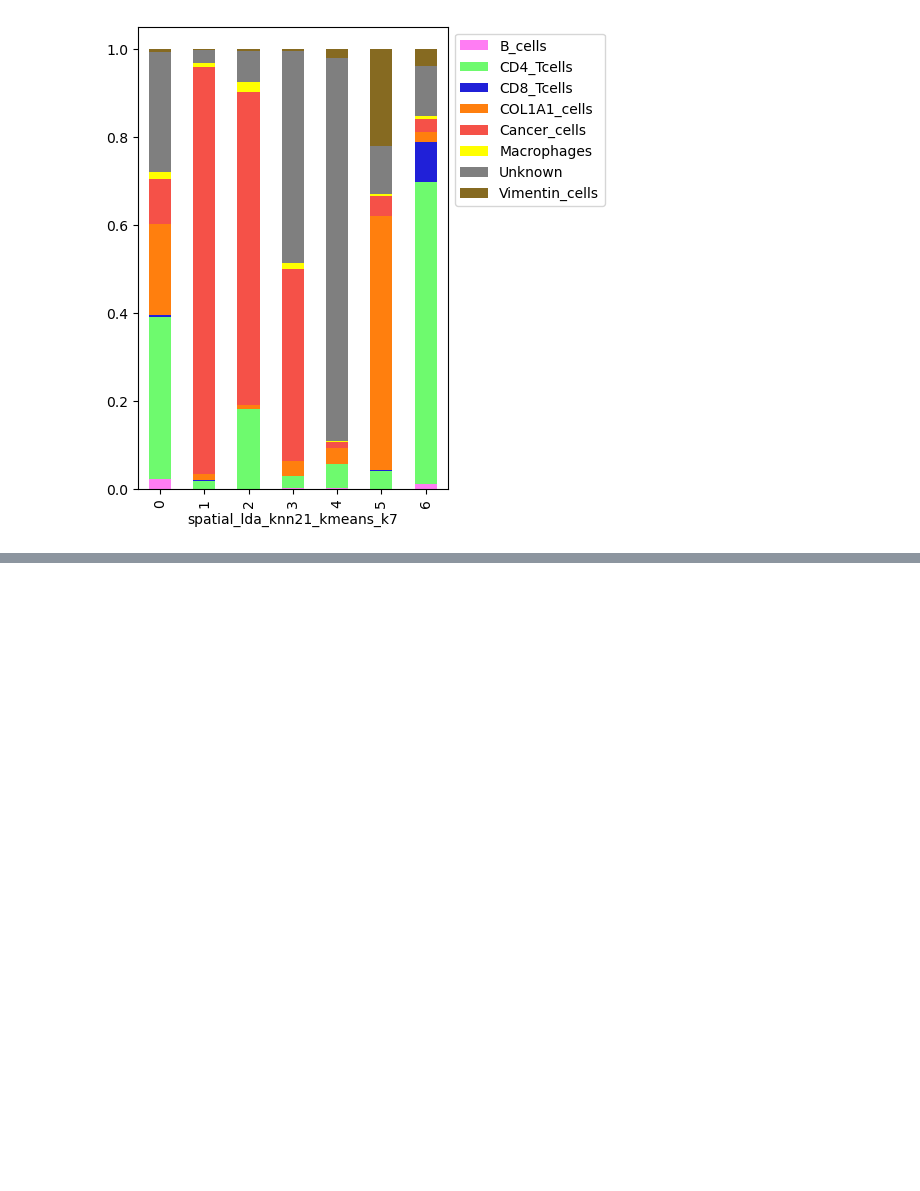
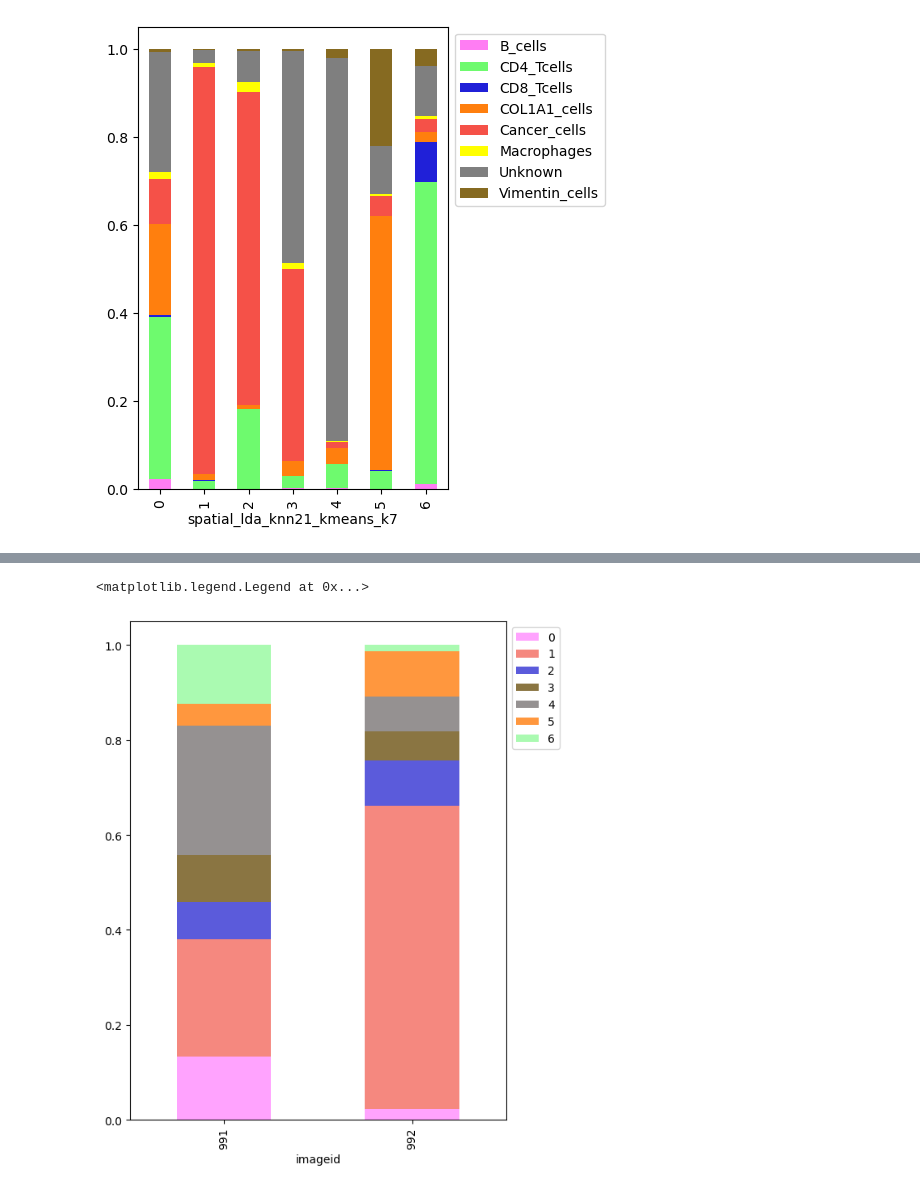
Before and after one commit to josenimo/P26_DA, a Jupyter notebook: nbs/4_CellularNeighborhoods_991_992.ipynb, the cells around one changed output, grey strips where cells are left out. Cells and saved outputs as stored; diff of their text form; code cells hidden in the pictures; blank space fills up the shorter version.

```diff
--- a/nbs/4_CellularNeighborhoods_991_992.ipynb
+++ b/nbs/4_CellularNeighborhoods_991_992.ipynb
@@ -721,0 +763,2 @@ Figure saved as: ../figures/RCN_bar_plot/20250425_1532_RCN_bar_relative_4x6.pdf
+# %%
+total = df.groupby(["imageid"]).size()
@@ -721,0 +772,6 @@ Figure saved as: ../figures/RCN_bar_plot/20250425_1532_RCN_bar_relative_4x6.pdf
+# %%
+RCN_counts = pd.DataFrame(
+    df.groupby(["imageid", RCN]).size().div(total,axis=0))
+RCN_counts.columns = ['proportion']
+RCN_counts.reset_index(inplace=True)
+RCN_counts
@@ -721,0 +794,10 @@ Figure saved as: ../figures/RCN_bar_plot/20250425_1532_RCN_bar_relative_4x6.pdf
+# %%
+x_axis = "imageid"
+y_axis = RCN
+
+pivot_df = RCN_counts.pivot(
+    index = x_axis,
+    columns = y_axis,
+    values="proportion"
+    )
+pivot_df
@@ -721,0 +839,4 @@ Figure saved as: ../figures/RCN_bar_plot/20250425_1532_RCN_bar_relative_4x6.pdf
+# %%
+import json
+with open("../assets/RCN_colors.json") as f:
+    RCN_colors = json.load(f)
@@ -721,0 +853,14 @@ Figure saved as: ../figures/RCN_bar_plot/20250425_1532_RCN_bar_relative_4x6.pdf
+# %%
+fig,ax = plt.subplots()
+fig.set_size_inches(6, 8)
+pivot_df.plot.bar(
+                color=RCN_colors,
+                stacked=True,
+                ax=ax,
+                #  edgecolor='none',
+                linewidth=0.3)
+
+plt.legend(bbox_to_anchor=(1,1))
+# %% [output]
+<matplotlib.legend.Legend at 0x...>
+[figure, added]
```
Also changed, not shown: parts of 54 cells of this notebook, 35 other files.
